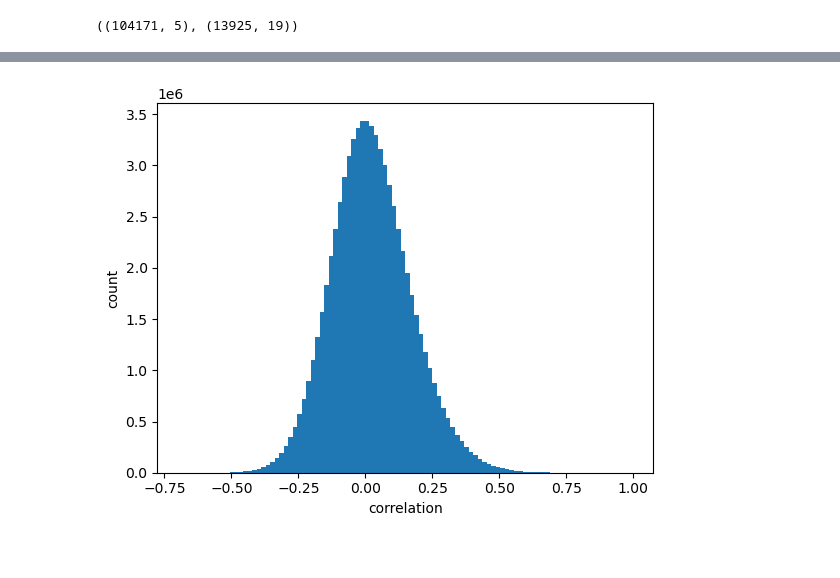
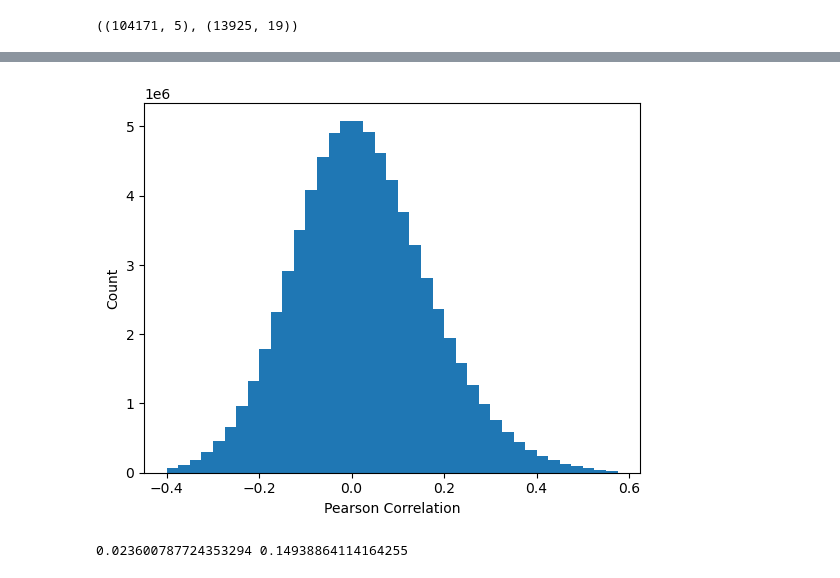
Before and after one commit to AllenInstitute/SWDB_CellTypeFunction, a Jupyter notebook: workshop2/InSilicoStimulus.ipynb, the cells around one changed output, grey strips where cells are left out. Saved outputs shown, nothing was run; the diff lists cells and outputs as text; code cells hidden in the pictures.

```diff
--- a/workshop2/InSilicoStimulus.ipynb
+++ b/workshop2/InSilicoStimulus.ipynb
@@ -43,2 +129,2 @@ coreg_df = client.materialize.query_table('coregistration_manual_v3')
 # %%
-units_df = pd.read_csv('nat_unit.csv')
+coreg_df.head()
@@ -61,4 +165,7 @@ Index(['id', 'created', 'valid', 'target_id', 'session', 'scan_idx', 'unit_id',
 # %%
+# lets merge these dataframes so we get the row_idx of each coregistered unit
 coreg_in_silico=pd.merge(units_df, coreg_df,
          left_on=['scan_session', 'scan_idx', 'unit_id'],
           right_on=['session','scan_idx', 'unit_id'])
+# reset the index to make sure that we have the index
+coreg_in_silico.reset_index(inplace=True)
@@ -89,0 +182,3 @@ plt.show()
+# %%
+# this will pull out the responses to the coregistered units
+coreg_resp = resp.loc[coreg_in_silico.row_idx,:]
@@ -89,0 +202,4 @@ plt.show()
+# %%
+# now with a reduced set of units, we can calculate the Pearson correlation
+# between their responses
+corr_M = np.corrcoef(coreg_resp.values)
@@ -90,10 +235,24 @@ plt.show()
 # %%
-# plot the distribution of correlations
-import matplotlib.pyplot as plt
-plt.hist(corr[np.triu_indices_from(corr,1)], bins=100)
-plt.xlabel('correlation')
-plt.ylabel('count')
+# First thing to do, lets just look at the distribution of correlations
+
+# we only want the upper triangle of the correlation matrix,
+# excluding the diagonal because Pearson correlation of yourself is by definiton 1.
+# excluding the lower triangle because Pearson correlation is symettric.
+Cbins = np.arange(-.4,.6,.025)
+
+Cvals = corr_M[np.triu_indices_from(corr_M,1)]
+plt.hist(Cvals, bins=Cbins)
+plt.xlabel('Pearson Correlation')
+plt.ylabel('Count')
 plt.show()
 # %% [output]
-[figure, old version]
+[figure, new version]
+# %%
+# What is the mean and std of this distribution?
+
+Cmean = np.mean(Cvals)# fill this in
+Cstd = np.std(Cvals)# fill this in
+print(Cmean, Cstd)
+# %% [output]
+0.023600787724353294 0.14938864114164255
 # %%
```
Also changed, not shown: parts of 100 cells of this notebook, 3 other files.
